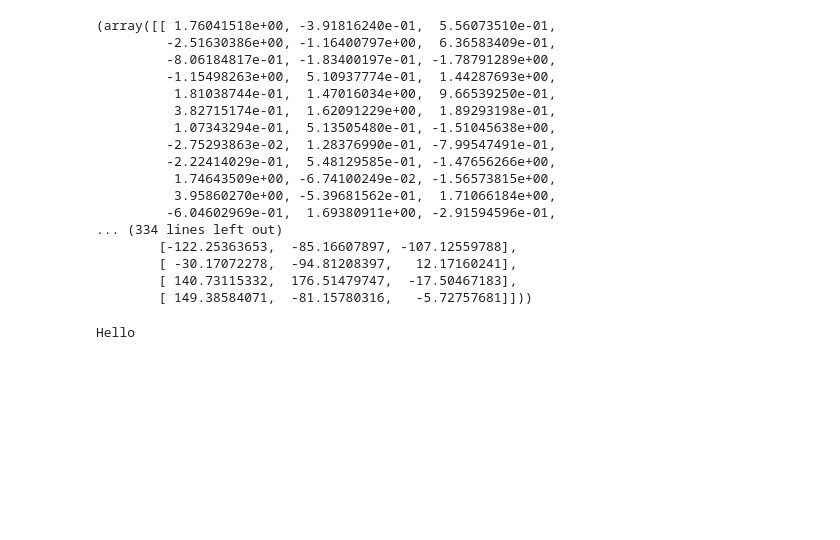
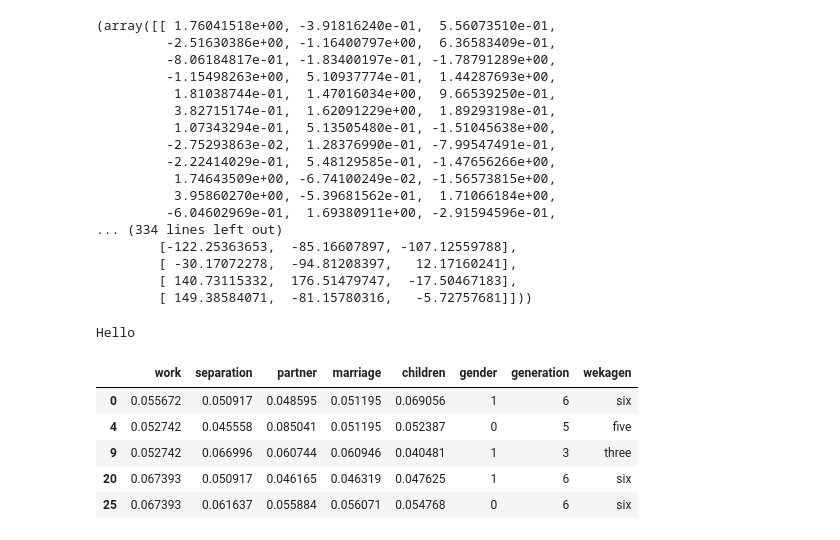
Before and after one commit to connect2robiul/DL_DemographicStudies, a Jupyter notebook: Course Work.ipynb, the cells around one changed output. Saved outputs shown, nothing was run; the diff lists cells and outputs as text; code cells hidden in the pictures; blank space fills up the shorter version.

```diff
--- a/Course Work.ipynb
+++ b/Course Work.ipynb
@@ -215,0 +263,17 @@ Hello
+# %%
+import n2w
+wekagen = []
+for i in data['generation']:
+    tem = n2w.convert(i)
+    wekagen.append(tem)
+
+data["wekagen"] = wekagen
+
+data.head()
+# %% [output]
+|  | work | separation | partner | marriage | children | gender | generation | wekagen |
+| 0 | 0.055672 | 0.050917 | 0.048595 | 0.051195 | 0.069056 | 1 | 6 | six |
+| 4 | 0.052742 | 0.045558 | 0.085041 | 0.051195 | 0.052387 | 0 | 5 | five |
+| 9 | 0.052742 | 0.066996 | 0.060744 | 0.060946 | 0.040481 | 1 | 3 | three |
+| 20 | 0.067393 | 0.050917 | 0.046165 | 0.046319 | 0.047625 | 1 | 6 | six |
+| 25 | 0.067393 | 0.061637 | 0.055884 | 0.056071 | 0.054768 | 0 | 6 | six |
```
Also changed, not shown: parts of 7 cells of this notebook, 5 other files.
